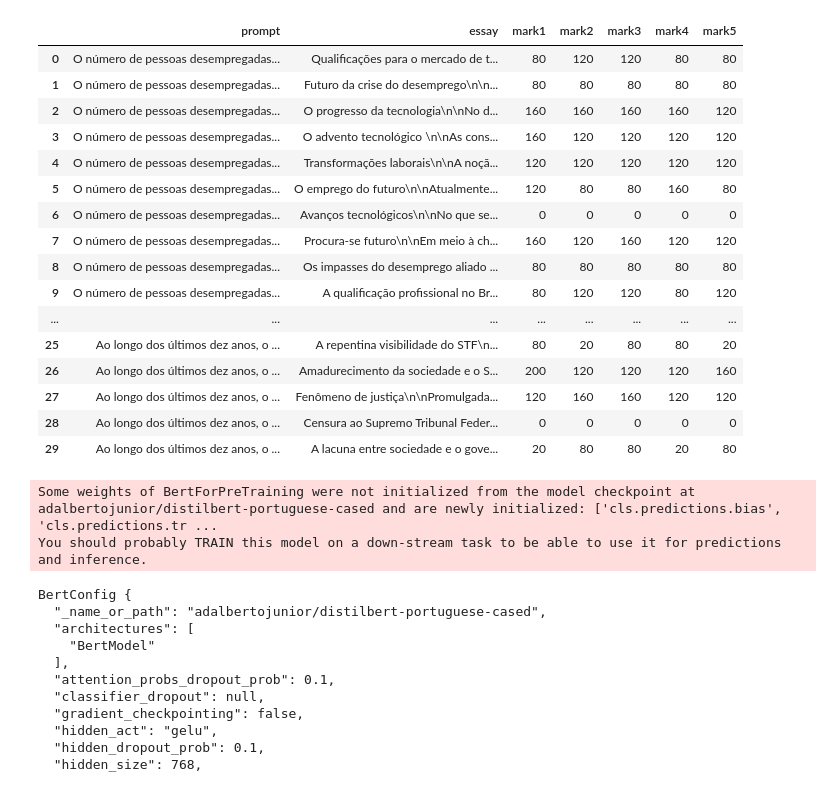
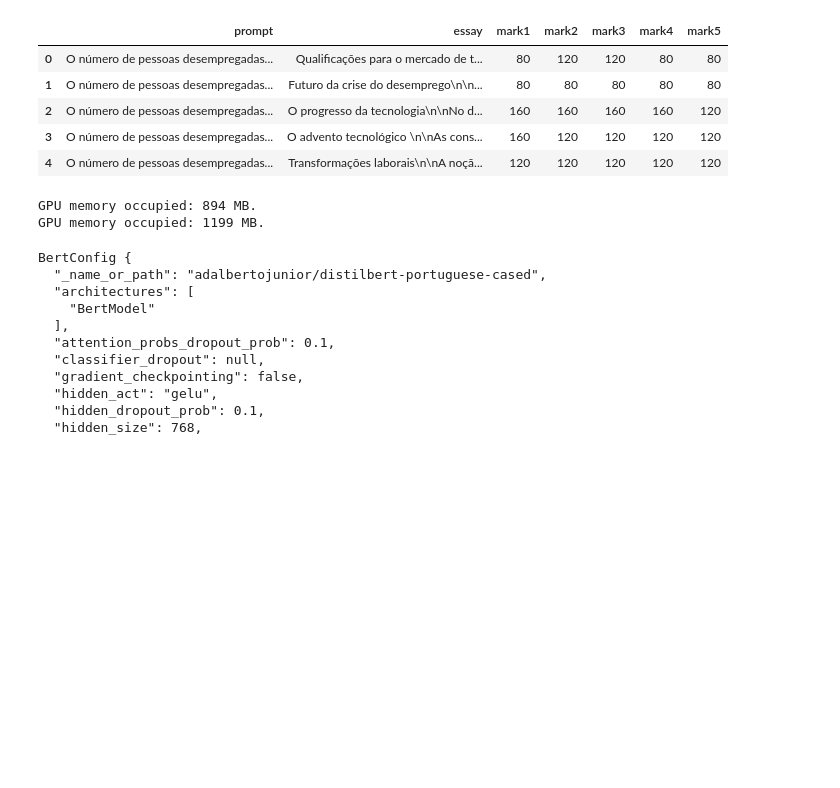
Before and after one commit to LaurenRolan/AESforENEM, a Jupyter notebook: 3. Training.ipynb, the cells around one changed output. Cells and saved outputs as stored; diff of their text form; code cells hidden in the pictures; blank space fills up the shorter version.

Commit message:
Adding second Training file

```diff
--- a/3. Training.ipynb
+++ b/3. Training.ipynb
@@ -60,28 +42,34 @@ Index: []
 # %%
-df.head(30)
+from pynvml import *
+
+
+def print_gpu_utilization():
+    nvmlInit()
+    handle = nvmlDeviceGetHandleByIndex(0)
+    info = nvmlDeviceGetMemoryInfo(handle)
+    print(f"GPU memory occupied: {info.used//1024**2} MB.")
+
+
+def print_summary(result):
+    print(f"Time: {result.metrics['train_runtime']:.2f}")
+    print(f"Samples/second: {result.metrics['train_samples_per_second']:.2f}")
+    print_gpu_utilization()
+
+df.head()
 # %% [output]
 |  | prompt | essay | mark1 | mark2 | mark3 | mark4 | mark5 |
 | 0 | O número de pessoas desempregadas... | Qualificações para o mercado de t... | 80 | 120 | 120 | 80 | 80 |
 | 1 | O número de pessoas desempregadas... | Futuro da crise do desemprego\n\n... | 80 | 80 | 80 | 80 | 80 |
 | 2 | O número de pessoas desempregadas... | O progresso da tecnologia\n\nNo d... | 160 | 160 | 160 | 160 | 120 |
 | 3 | O número de pessoas desempregadas... | O advento tecnológico \n\nAs cons... | 160 | 120 | 120 | 120 | 120 |
 | 4 | O número de pessoas desempregadas... | Transformações laborais\n\nA noçã... | 120 | 120 | 120 | 120 | 120 |
-| 5 | O número de pessoas desempregadas... | O emprego do futuro\n\nAtualmente... | 120 | 80 | 80 | 160 | 80 |
-| 6 | O número de pessoas desempregadas... | Avanços tecnológicos\n\nNo que se... | 0 | 0 | 0 | 0 | 0 |
-| 7 | O número de pessoas desempregadas... | Procura-se futuro\n\nEm meio à ch... | 160 | 120 | 160 | 120 | 120 |
-| 8 | O número de pessoas desempregadas... | Os impasses do desemprego aliado ... | 80 | 80 | 80 | 80 | 80 |
-| 9 | O número de pessoas desempregadas... | A qualificação profissional no Br... | 80 | 120 | 120 | 80 | 120 |
-| ... | ... | ... | ... | ... | ... | ... | ... |
-| 25 | Ao longo dos últimos dez anos, o ... | A repentina visibilidade do STF\n... | 80 | 20 | 80 | 80 | 20 |
-| 26 | Ao longo dos últimos dez anos, o ... | Amadurecimento da sociedade e o S... | 200 | 120 | 120 | 120 | 160 |
-| 27 | Ao longo dos últimos dez anos, o ... | Fenômeno de justiça\n\nPromulgada... | 120 | 160 | 160 | 120 | 120 |
-| 28 | Ao longo dos últimos dez anos, o ... | Censura ao Supremo Tribunal Feder... | 0 | 0 | 0 | 0 | 0 |
-| 29 | Ao longo dos últimos dez anos, o ... | A lacuna entre sociedade e o gove... | 20 | 80 | 80 | 20 | 80 |
 # %%
-from transformers import BertTokenizer, BertForPreTraining
+from transformers import BertTokenizer, BertModel
+print_gpu_utilization()
 tokenizer = BertTokenizer.from_pretrained('adalbertojunior/distilbert-portuguese-cased')
-bertLM = BertForPreTraining.from_pretrained("adalbertojunior/distilbert-portuguese-cased", output_attentions=True)#, cache_dir="D:\Laure\Documents\GitHub\cache", local_files_only=False)
+bertLM = BertModel.from_pretrained("adalbertojunior/distilbert-portuguese-cased", output_attentions=True).to("cuda") #, cache_dir="D:\Laure\Documents\GitHub\cache", local_files_only=False)
+print_gpu_utilization()
 # %% [output]
-Some weights of BertForPreTraining were not initialized from the model checkpoint at adalbertojunior/distilbert-portuguese-cased and are newly initialized: ['cls.predictions.bias', 'cls.predictions.tr ...
-You should probably TRAIN this model on a down-stream task to be able to use it for predictions and inference.
+GPU memory occupied: 894 MB.
+GPU memory occupied: 1199 MB.
 # %%
```
Also changed, not shown: parts of 19 cells of this notebook, 2 other files.
